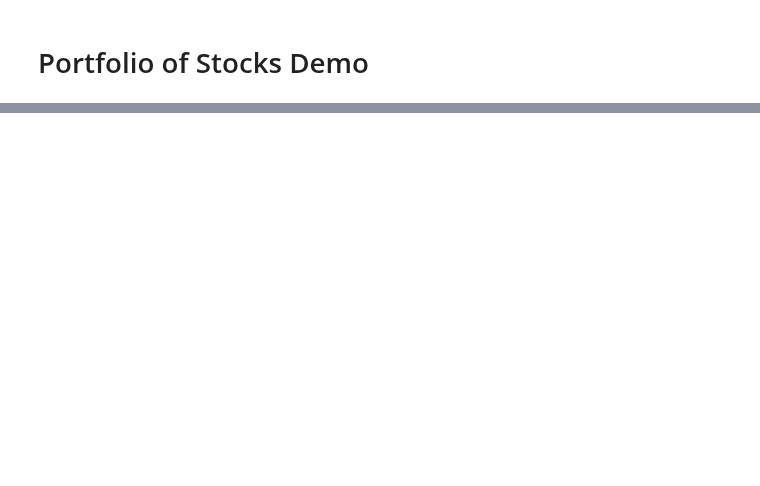
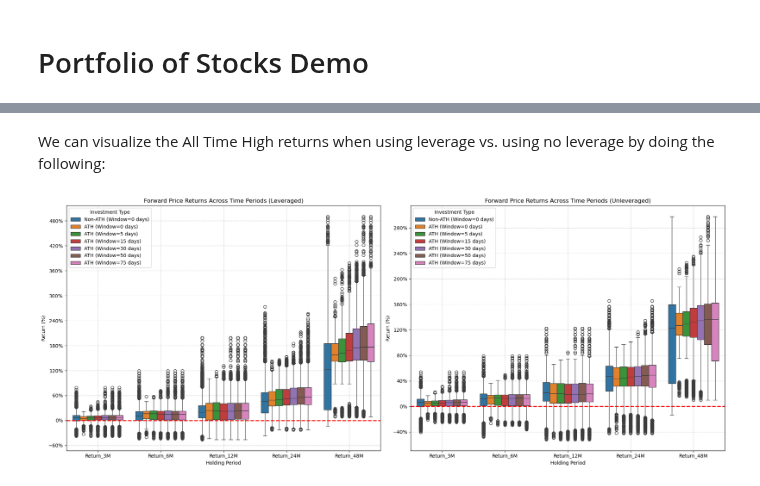
Before and after one commit to SterlingHayden/ATH-Investing-w-Leveraged-ETFs, a Jupyter notebook: Demo-Portfolio.ipynb, the cells around one changed output, grey strips where cells are left out. Drawn from its saved outputs; the diff is of its cells as text; code cells hidden in the pictures; blank space fills up the shorter version.

```diff
--- a/Demo-Portfolio.ipynb
+++ b/Demo-Portfolio.ipynb
@@ -61,0 +74,7 @@ The `plot_returns` function uses the data generated from process_leveraged_data
+# %% [markdown]
+We can visualize the All Time High returns when using leverage vs. using no leverage by doing the following:
+# %%
+# Passing plot_relative as True
+plot_returns(data, windows=[0, 5, 15, 30, 50, 75], plot_relative=True)
+# %% [output]
+[figure, added]
```
Also changed, not shown: parts of 9 cells of this notebook.
